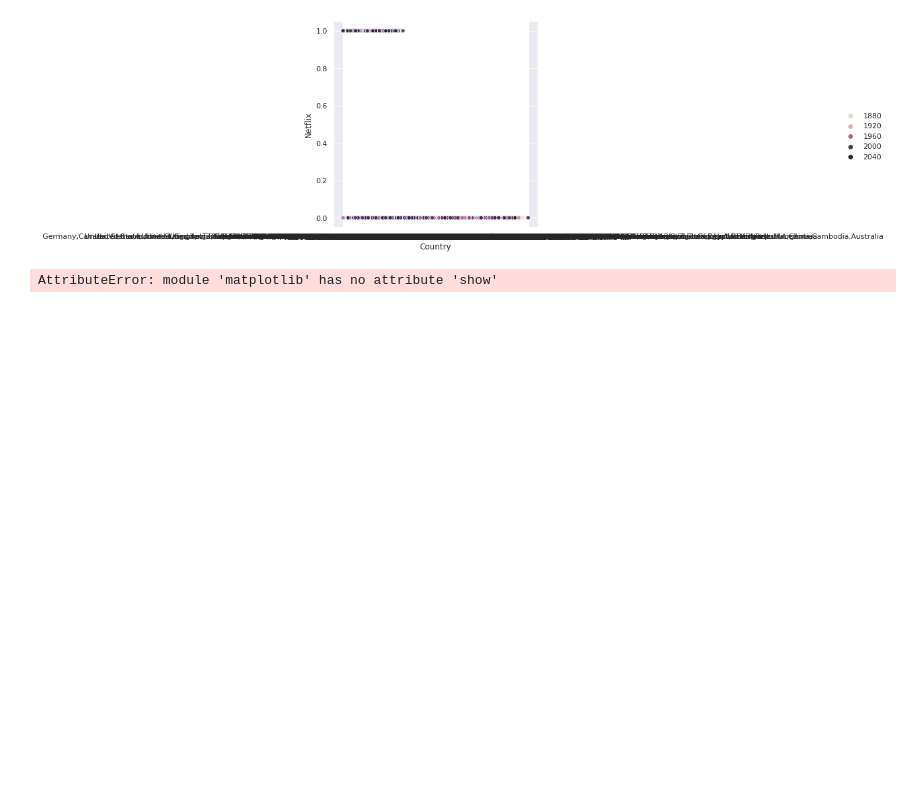
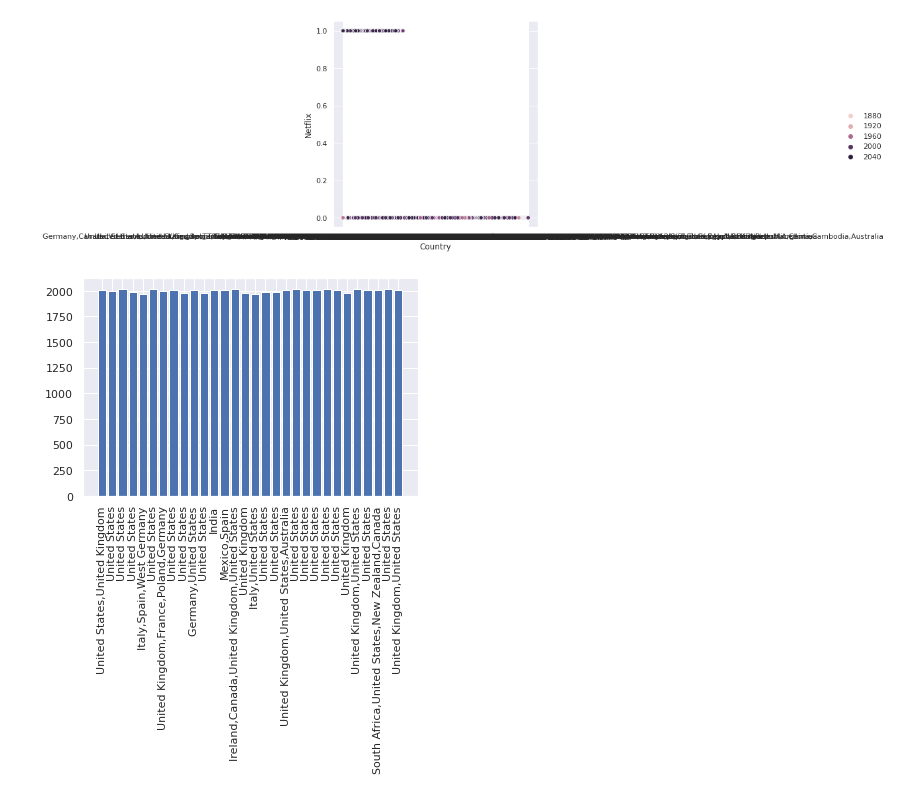
Before and after one commit to Basma23/data-visualization, a Jupyter notebook: viz-a.ipynb, the cells around one changed output. Cells and saved outputs as stored; diff of their text form; code cells hidden in the pictures; blank space fills up the shorter version.

```diff
--- a/viz-a.ipynb
+++ b/viz-a.ipynb
@@ -62,13 +62,15 @@ graph = sns.relplot(x = "Country", y = "Netflix", hue = movies.Year.tolist(), da
 # %% [output]
 [figure]
 # %%
+import matplotlib.pyplot as plt
+# X = movies['Country'].values
 height = X[:30]
 bars = movies['Country'].head(30)
 y_pos = np.arange(len(bars))
 
-# plt.bar(y_pos, height)
+plt.bar(y_pos, height)
 
-# plt.xticks(y_pos, bars, rotation=90)
+plt.xticks(y_pos, bars, rotation=90)
 plt.show()
 # %% [output]
-AttributeError: module 'matplotlib' has no attribute 'show'
+[figure, added]
```
Also changed, not shown: parts of 1 cell of this notebook.
